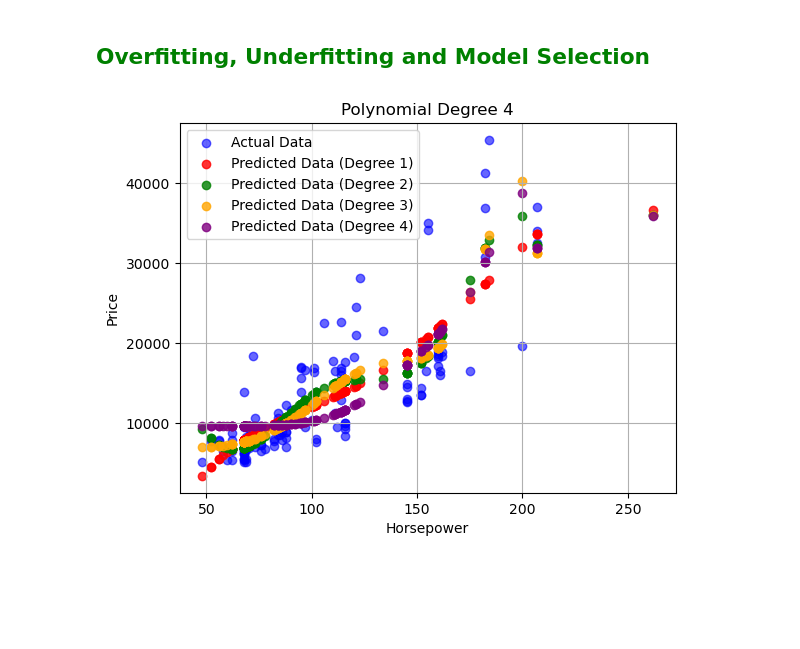
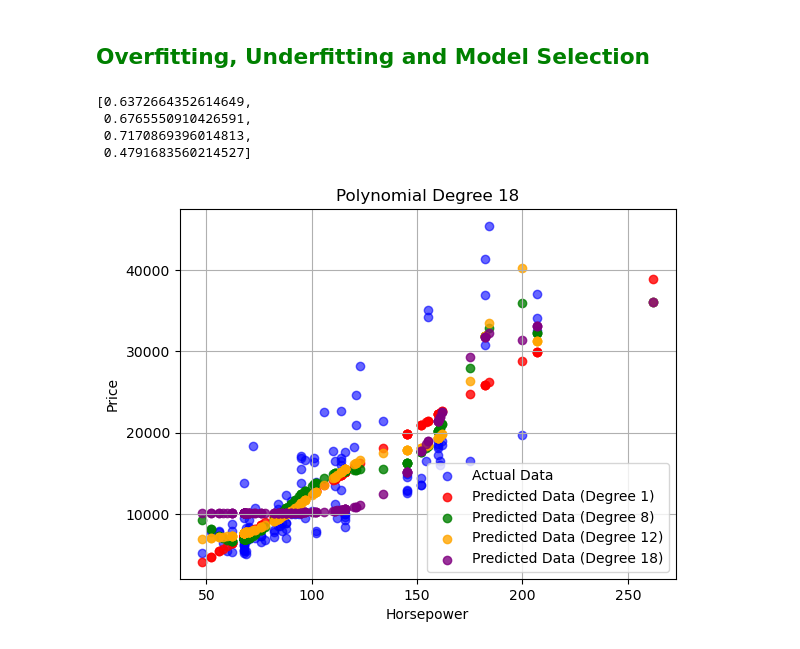
Before and after one commit to ourahma/Python-Data-Viz, a Jupyter notebook: data_viz.ipynb, the cells around one changed output. Cells and saved outputs as stored; diff of their text form; code cells hidden in the pictures; blank space fills up the shorter version.

```diff
--- a/data_viz.ipynb
+++ b/data_viz.ipynb
@@ -580,8 +580,9 @@ The cross-validation scores indicate varying model performance: fold 1 (42%), fo
 # %%
 # Initialize an empty list to store R² scores for the test set
 Rsqu_test=[]
+scores=[] # to store scores of the model
 # Define the polynomial degrees to iterate over
-order = [1,2,3,4]
+order = [1,8,12,18]
 fig8, ax8= plt.subplots()
 colors = ['red', 'green', 'orange', 'purple']
 for i,n in enumerate(order):
@@ -591,34 +592,41 @@ for i,n in enumerate(order):
     # Transform the training and testing data for the 'horsepower' feature
 
     x_train_pr=pr.fit_transform(x_train[["horsepower"]])
 
     x_test_pr=pr.fit_transform(x_test[["horsepower"]])
-    pipe2.fit(x_train_pr,y_train)
+    model=LinearRegression()
+    model.fit(x_train_pr,y_train)
 
-    Rsqu_test.append(pipe2.score(x_test_pr,y_test))
+
+    Rsqu_test.append(model.score(x_test_pr,y_test))
 
     # Generate predictions for the training data
-    y_train_pred = pipe2.predict(x_train_pr)
+    y_train_pred = model.predict(x_train_pr)
 
      # Plot the actual data (only once, in blue)
     if i == 0:
         ax8.scatter(x_train["horsepower"], y_train, color="blue", label="Actual Data", alpha=0.6)
 
     # Plot the polynomial fit for the current degree
     ax8.scatter(
         x_train["horsepower"],
         y_train_pred,
         color=colors[i],
         label=f"Predicted Data (Degree {n})",
         alpha=0.8
     )
 
     ax8.set_title(f'Polynomial Degree {n}')
     ax8.set_xlabel('Horsepower')
     ax8.set_ylabel('Price')
     ax8.legend()
     ax8.grid(True)
 
 plots.append(ax8)
+Rsqu_test
 # %% [output]
+[0.6372664352614649,
+ 0.6765550910426591,
+ 0.7170869396014813,
+ 0.4791683560214527]
-[figure, old version]
+[figure, new version]
```
Also changed, not shown: parts of 13 cells of this notebook.
